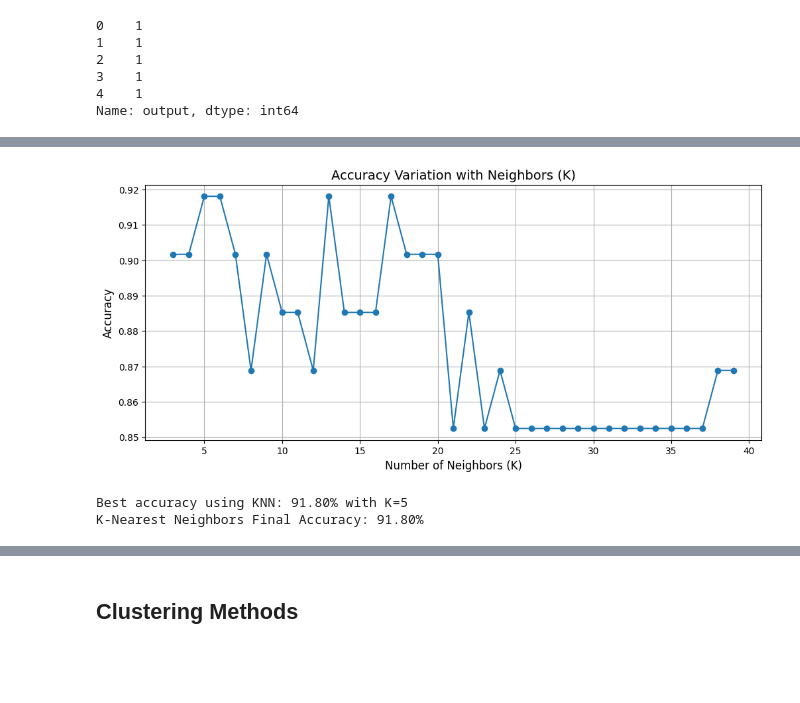
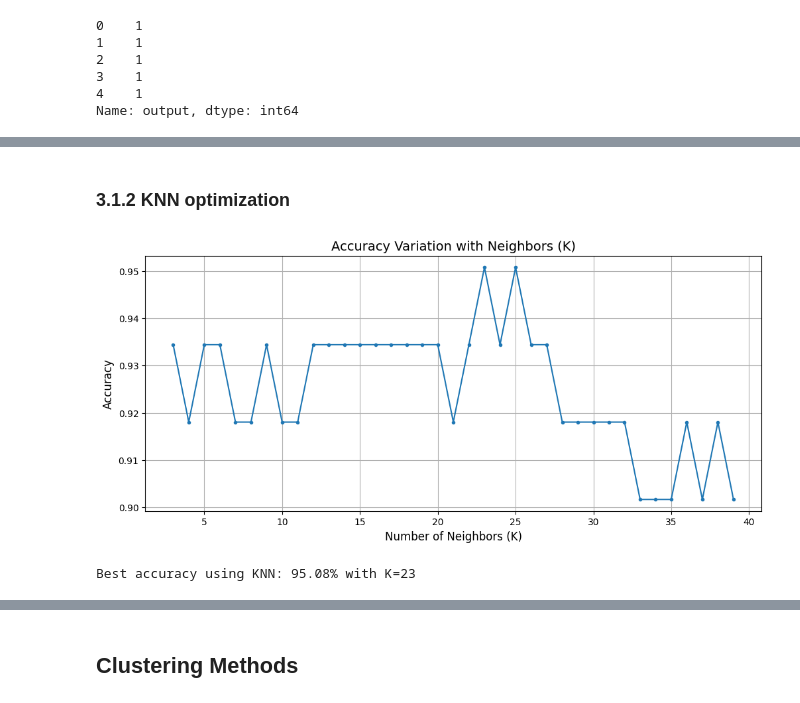
Before and after one commit to zoezhousy/Kaggle_Heart_Attack_Analysis_Prediction, a Jupyter notebook: heart-attack-prediction.ipynb, the cells around one changed output, grey strips where cells are left out. Cells and saved outputs as stored; diff of their text form; code cells hidden in the pictures; blank space fills up the shorter version.

```diff
--- a/heart-attack-prediction.ipynb
+++ b/heart-attack-prediction.ipynb
@@ -416,3 +421,6 @@ After clean: Number of records: 302
 Number of attributes: 14
 # %% [markdown]
 ## One-hot encoding for category features
+# %%
+heart[c_feature] = heart[c_feature].astype('category')
+heart = pd.get_dummies(heart, columns=c_feature, drop_first=True)
@@ -442,0 +454,4 @@ from sklearn.model_selection import train_test_split
+# %%
+x_train, x_test, y_train, y_test = train_test_split(x, y, test_size = 0.2, random_state = 42)
+print('Train set:', x_train.shape, y_train.shape)
+print('Test set:', x_test.shape, y_test.shape)
@@ -443,7 +463,10 @@ from sklearn.model_selection import train_test_split
 # %%
 col = x.columns
 std = StandardScaler()
-x = std.fit_transform(x)
-x = pd.DataFrame(data = x, columns = col)
-x.head()
+x_train = std.fit_transform(x_train)
+x_test = std.transform(x_test)
+print('Train set:', x_train.shape, y_train.shape)
+print('Test set:', x_test.shape, y_test.shape)
+# x = pd.DataFrame(data = x, columns = col)
+heart.head()
 # %% [output]
@@ -456,2 +481,0 @@ x.head()
-# %%
-x_train, x_test, y_train, y_test = train_test_split(x, y, test_size = 0.20, random_state = 42)
@@ -556,3 +594,5 @@ Neural Network Accuracy:  85.24590163934425 %
+# %% [markdown]
+### 3.1.2 KNN optimization
 # %%
 from sklearn.neighbors import KNeighborsClassifier
 from sklearn.metrics import accuracy_score
@@ -562,46 +602,33 @@ import matplotlib.pyplot as plt
 accuracyList = []
 maxAccuracy = 0
 maxIndex = 0
 bestPred = None
 best_predict_model = None
 
 # Iterate over different values of neighbors
 for i in range(3, 40):
     knn = KNeighborsClassifier(n_neighbors=i)
     knn.fit(x_train, y_train)
     predicted = knn.predict(x_test)
     current_accuracy = accuracy_score(y_test, predicted)
     accuracyList.append(current_accuracy)
     if maxAccuracy < current_accuracy:
         maxAccuracy = current_accuracy
         maxIndex = i
         bestPred = predicted
         best_predict_model = knn
 
 # Plot accuracy variation with neighbors
 plt.figure(figsize=(12, 5))
-plt.plot(range(3, 40), accuracyList, marker='o')
+plt.plot(range(3, 40), accuracyList, marker='.')
 plt.xlabel('Number of Neighbors (K)', fontsize=12)
 plt.ylabel('Accuracy', fontsize=12)
 plt.title('Accuracy Variation with Neighbors (K)', fontsize=14)
 plt.grid(True)
 plt.show()
 
 # Print the best accuracy and corresponding K value
 print(f"Best accuracy using KNN: {maxAccuracy*100:.2f}% with K={maxIndex}")
-
-# Train the best model on the full training set
-knn = best_predict_model
-knn.fit(x_train, y_train)
-
-# Save the best model to modelList and modelNameList
-modelList.append(knn)
-modelNameList.append("K-Nearest Neighbors")
-
-# Test the best model on the test set
-predictedKNN = knn.predict(x_test)
-print(f"K-Nearest Neighbors Final Accuracy: {accuracy_score(y_test, predictedKNN)*100:.2f}%")
 # %% [output]
-[figure, old version]
+[figure, new version]
-Best accuracy using KNN: 91.80% with K=5
-K-Nearest Neighbors Final Accuracy: 91.80%
+Best accuracy using KNN: 95.08% with K=23
```
Also changed, not shown: parts of 28 cells of this notebook.
